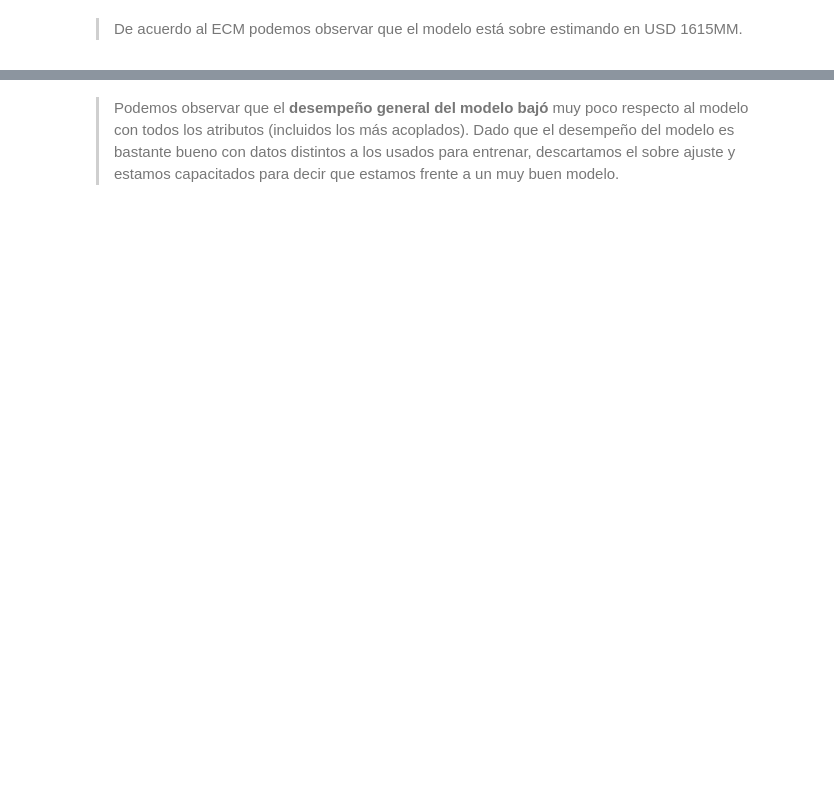
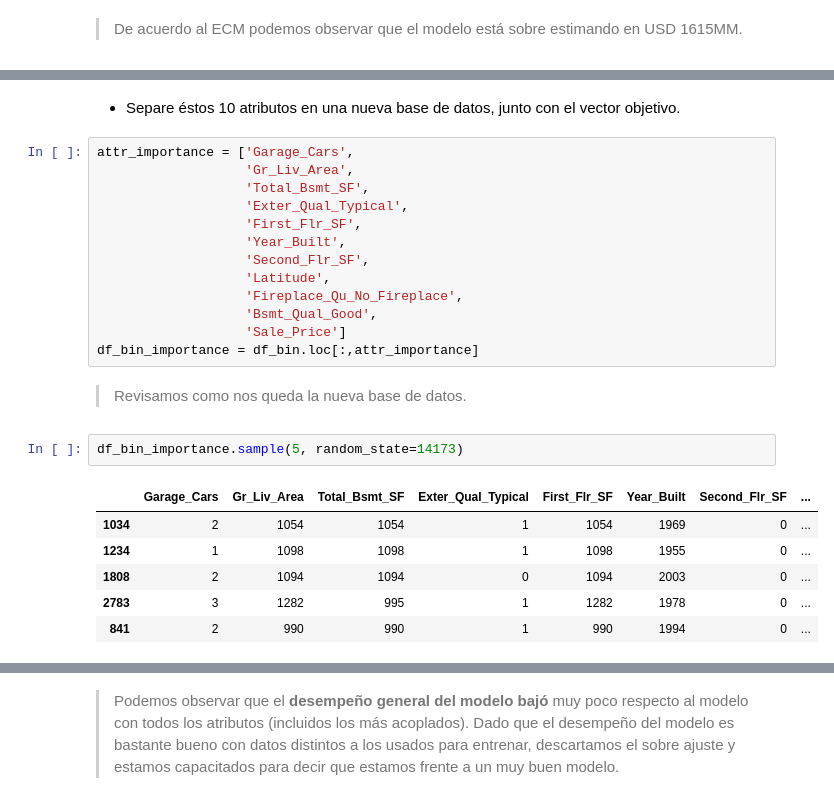
Before and after one commit to ridexmoler/modulo-machine-learning, a Jupyter notebook: semana4/sesion7/Pablo-Rocco-ACT007/notebook.ipynb, the cells around one changed output, grey strips where cells are left out. Cells and saved outputs as stored; diff of their text form; blank space fills up the shorter version.

```diff
--- a/semana4/sesion7/Pablo-Rocco-ACT007/notebook.ipynb
+++ b/semana4/sesion7/Pablo-Rocco-ACT007/notebook.ipynb
@@ -301,0 +167,26 @@ print(classification_report(y_test_2, yhat_2))
+# %% [markdown]
+* Separe éstos 10 atributos en una nueva base de datos, junto con el vector objetivo.
+# %%
+attr_importance = ['Garage_Cars',
+                   'Gr_Liv_Area',
+                   'Total_Bsmt_SF',
+                   'Exter_Qual_Typical',
+                   'First_Flr_SF',
+                   'Year_Built',
+                   'Second_Flr_SF',
+                   'Latitude',
+                   'Fireplace_Qu_No_Fireplace',
+                   'Bsmt_Qual_Good',
+                   'Sale_Price']
+df_bin_importance = df_bin.loc[:,attr_importance]
+# %% [markdown]
+> Revisamos como nos queda la nueva base de datos.
+# %%
+df_bin_importance.sample(5, random_state=14173)
+# %% [output]
+|  | Garage_Cars | Gr_Liv_Area | Total_Bsmt_SF | Exter_Qual_Typical | First_Flr_SF | Year_Built | Second_Flr_SF | ... |
+| 1034 | 2 | 1054 | 1054 | 1 | 1054 | 1969 | 0 | ... |
+| 1234 | 1 | 1098 | 1098 | 1 | 1098 | 1955 | 0 | ... |
+| 1808 | 2 | 1094 | 1094 | 0 | 1094 | 2003 | 0 | ... |
+| 2783 | 3 | 1282 | 995 | 1 | 1282 | 1978 | 0 | ... |
+| 841 | 2 | 990 | 990 | 1 | 990 | 1994 | 0 | ... |
```
Also changed, not shown: parts of 52 cells of this notebook, 2 other files.
